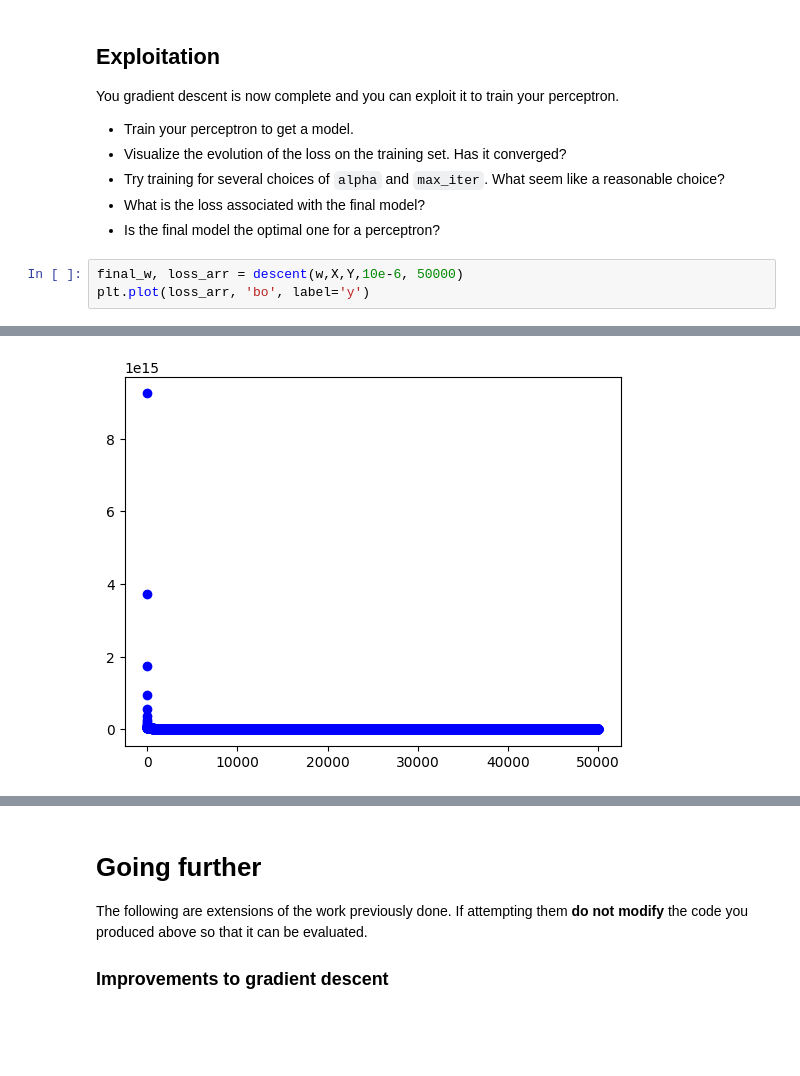
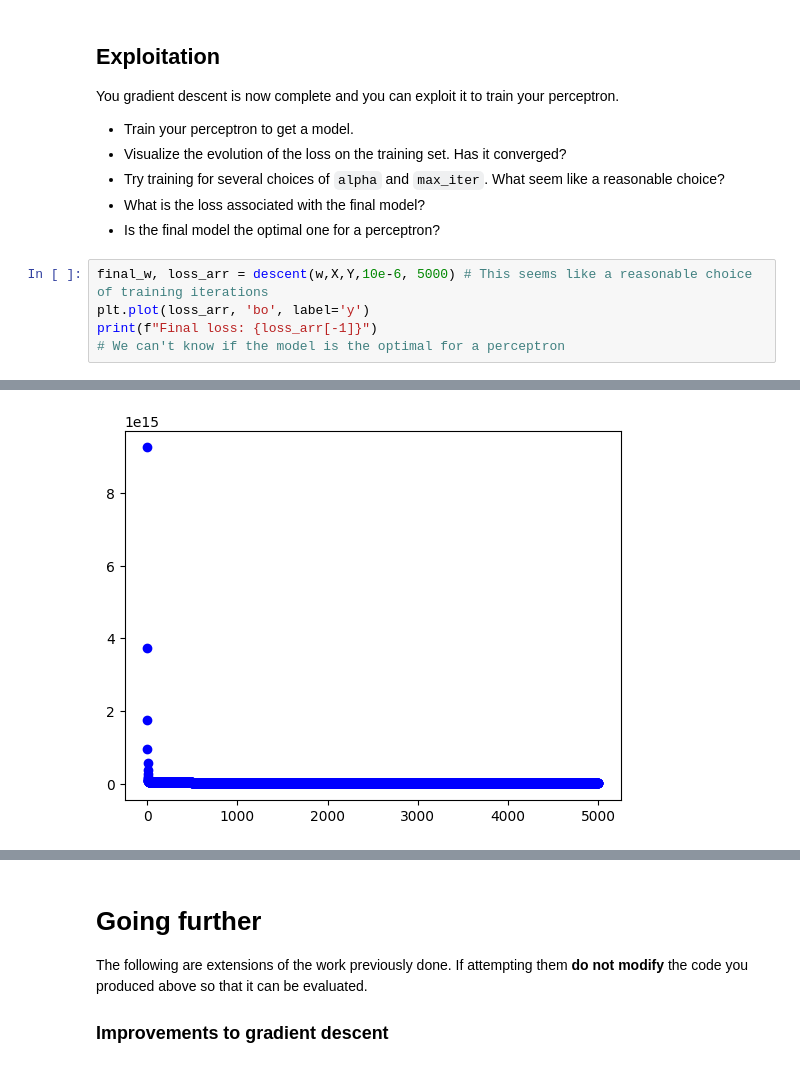
Before and after one commit to joelimgu/machine-learning-4IR, a Jupyter notebook: perceptron.ipynb, the cells around one changed output, grey strips where cells are left out. Saved outputs shown, nothing was run; the diff lists cells and outputs as text; blank space fills up the shorter version.

```diff
--- a/perceptron.ipynb
+++ b/perceptron.ipynb
@@ -208,6 +216,8 @@ You gradient descent is now complete and you can exploit it to train your percep
 - What is the loss associated with the final model?
 - Is the final model the optimal one for a perceptron?
 # %%
-final_w, loss_arr = descent(w,X,Y,10e-6, 50000)
+final_w, loss_arr = descent(w,X,Y,10e-6, 5000) # This seems like a reasonable choice of training iterations
 plt.plot(loss_arr, 'bo', label='y')
+print(f"Final loss: {loss_arr[-1]}")
+# We can't know if the model is the optimal for a perceptron
 # %% [output]
@@ -215,4 +225,4 @@ plt.plot(loss_arr, 'bo', label='y')
-[figure, old version]
+[figure, new version]
 # %%
 # Code sample that can be used to visualize the difference between the ground truth and the prediction
 
```
Also changed, not shown: parts of 4 cells of this notebook, 1 other file.
